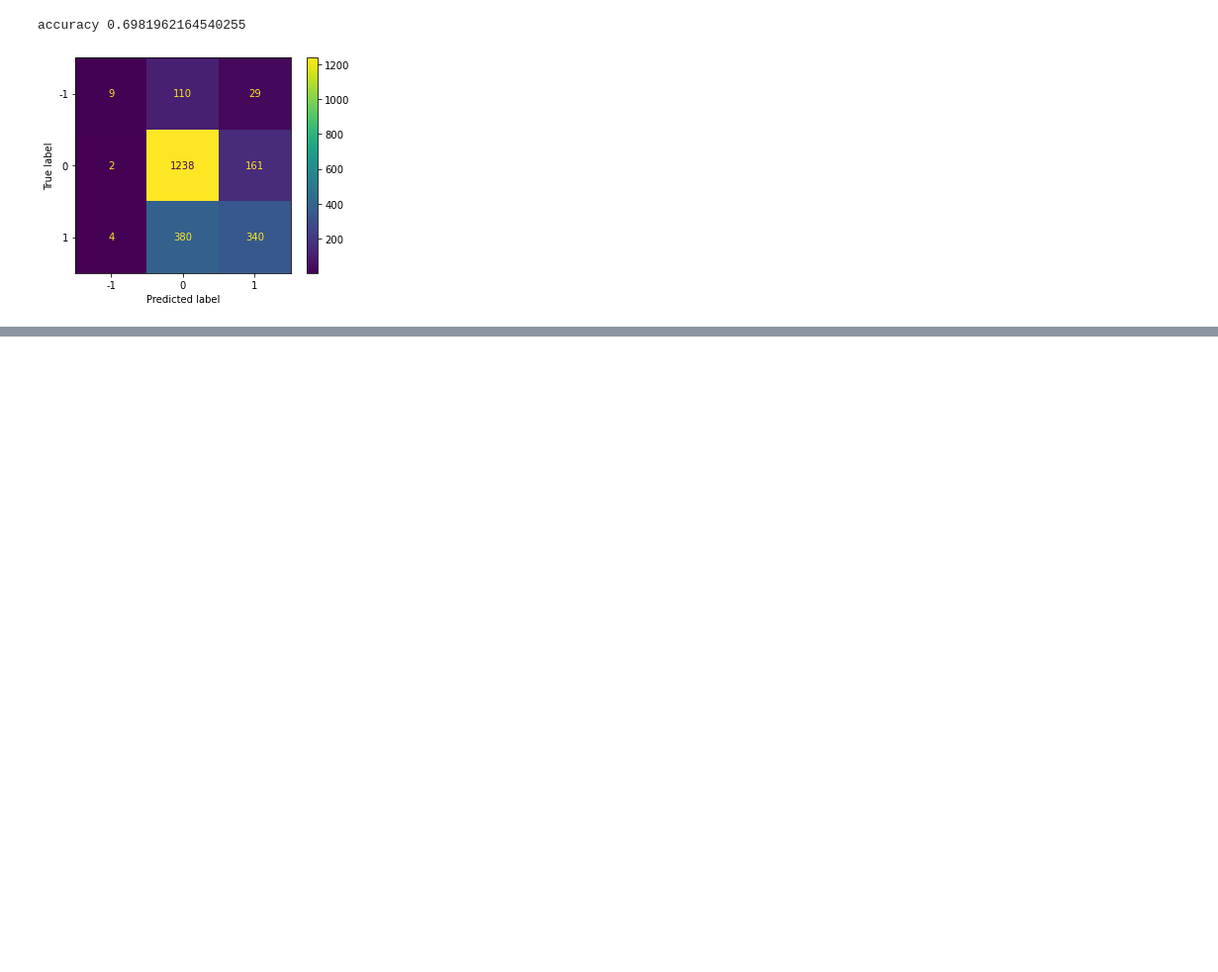
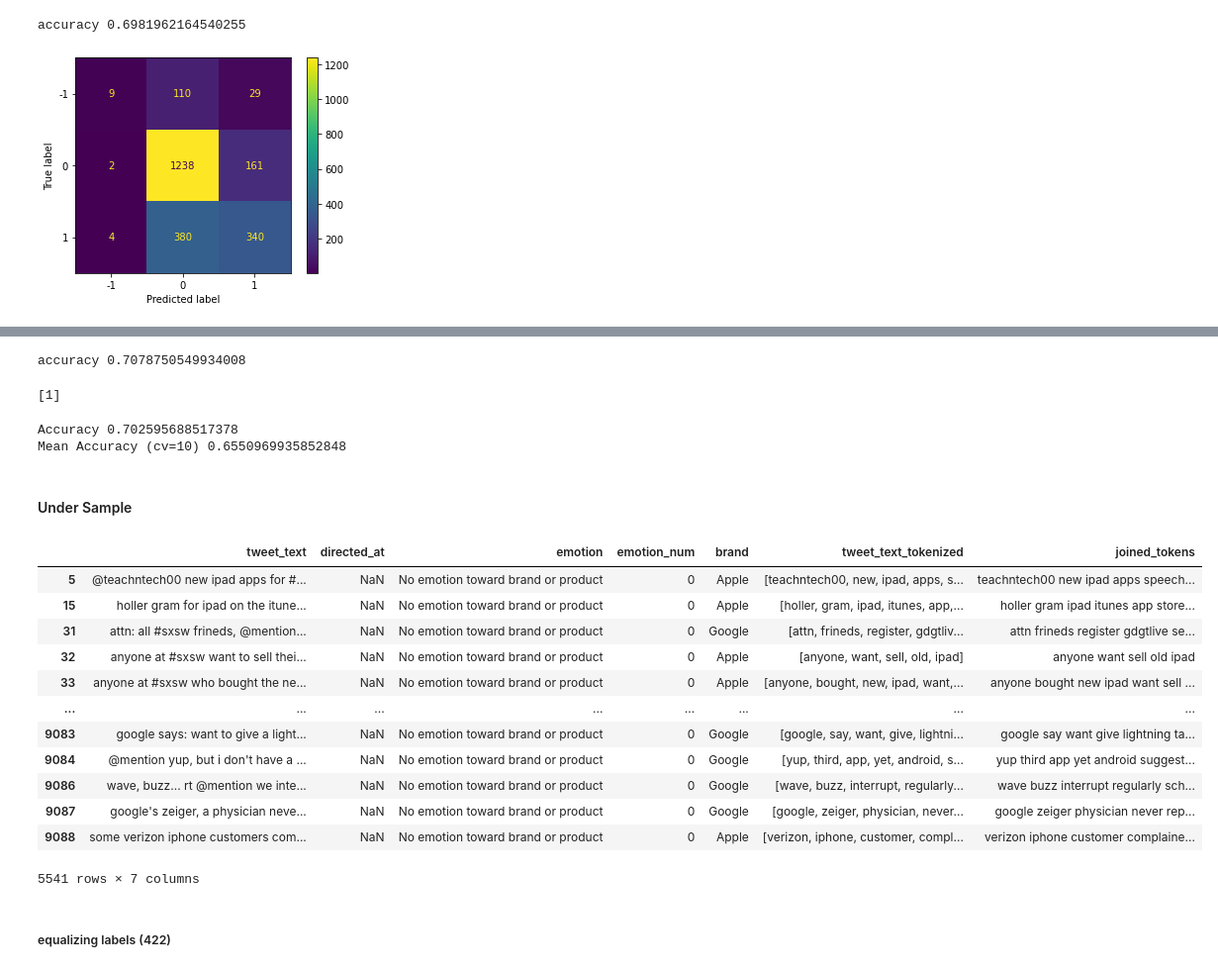
Before and after one commit to ValeriaVF/Twitter-Sentiment-Analysis-Using-NLP, a Jupyter notebook: eddie-eda-modeling.ipynb, the cells around one changed output, grey strips where cells are left out. Shown at 99% size. Cells and saved outputs as stored; diff of their text form; code cells hidden in the pictures; blank space fills up the shorter version.

Commit message:
experimented with under sampling

```diff
--- a/eddie-eda-modeling.ipynb
+++ b/eddie-eda-modeling.ipynb
@@ -232,0 +252,59 @@ plot_confusion_matrix(log_reg, X_test, y_test);
+# %%
+# Vectorize
+count_vect = CountVectorizer(ngram_range=(1,2))
+X_train_counts = count_vect.fit_transform(X_train)
+
+# Transform
+tfidf_transformer = TfidfTransformer(smooth_idf=False)
+X_train_tfidf = tfidf_transformer.fit_transform(X_train_counts)
+
+# Classify
+clf = SGDClassifier(random_state=10).fit(X_train_tfidf, y_train)
+
+# Predict
+y_pred = clf.predict(tfidf_transformer.transform(count_vect.transform(X_test)))
+
+# Accuracy score
+print('accuracy %s' % accuracy_score(y_pred, y_test))
+# %% [output]
+accuracy 0.7078750549934008
+# %%
+# Manual tweet input to test labeling
+print(clf.predict(tfidf_transformer.transform(count_vect.transform(['love google phone hate feature']))))
+# %% [output]
+[1]
+# %%
+# Using LinearSVC
+svc = Pipeline([('vect', CountVectorizer(ngram_range=(1,2))),
+               ('tfidf', TfidfTransformer()),
+               ('clf', LinearSVC(random_state=10)),
+              ])
+svc.fit(X_train, y_train)
+
+y_pred = svc.predict(X_test)
+
+print('Accuracy', accuracy_score(y_pred, y_test))
+print(f'Mean Accuracy (cv={cv_num})', cross_val_score(svc, X_test, y_test, scoring='accuracy', cv=cv_num).mean())
+# %% [output]
+Accuracy 0.702595688517378
+Mean Accuracy (cv=10) 0.6550969935852848
+# %% [markdown]
+#### Under Sample
+# %%
+playground_clean = vg.clean_tokenizer(tweet_df, tokenizer, sw)
+# %%
+playground_clean[playground_clean.emotion_num == 0]
+# %% [output]
+|  | tweet_text | directed_at | emotion | emotion_num | brand | tweet_text_tokenized | joined_tokens |
+| 5 | @teachntech00 new ipad apps for #... | NaN | No emotion toward brand or product | 0 | Apple | [teachntech00, new, ipad, apps, s... | teachntech00 new ipad apps speech... |
+| 15 | holler gram for ipad on the itune... | NaN | No emotion toward brand or product | 0 | Apple | [holler, gram, ipad, itunes, app,... | holler gram ipad itunes app store... |
+| 31 | attn: all #sxsw frineds, @mention... | NaN | No emotion toward brand or product | 0 | Google | [attn, frineds, register, gdgtliv... | attn frineds register gdgtlive se... |
+| 32 | anyone at #sxsw want to sell thei... | NaN | No emotion toward brand or product | 0 | Apple | [anyone, want, sell, old, ipad] | anyone want sell old ipad |
+| 33 | anyone at #sxsw who bought the ne... | NaN | No emotion toward brand or product | 0 | Apple | [anyone, bought, new, ipad, want,... | anyone bought new ipad want sell ... |
+| ... | ... | ... | ... | ... | ... | ... | ... |
+| 9083 | google says: want to give a light... | NaN | No emotion toward brand or product | 0 | Google | [google, say, want, give, lightni... | google say want give lightning ta... |
+| 9084 | @mention yup, but i don't have a ... | NaN | No emotion toward brand or product | 0 | Google | [yup, third, app, yet, android, s... | yup third app yet android suggest... |
+| 9086 | wave, buzz... rt @mention we inte... | NaN | No emotion toward brand or product | 0 | Google | [wave, buzz, interrupt, regularly... | wave buzz interrupt regularly sch... |
+| 9087 | google's zeiger, a physician neve... | NaN | No emotion toward brand or product | 0 | Google | [google, zeiger, physician, never... | google zeiger physician never rep... |
+| 9088 | some verizon iphone customers com... | NaN | No emotion toward brand or product | 0 | Apple | [verizon, iphone, customer, compl... | verizon iphone customer complaine... |
+5541 rows × 7 columns
@@ -232,0 +316,2 @@ plot_confusion_matrix(log_reg, X_test, y_test);
+# %% [markdown]
+##### equalizing labels (422)
```
Also changed, not shown: parts of 28 cells of this notebook.
